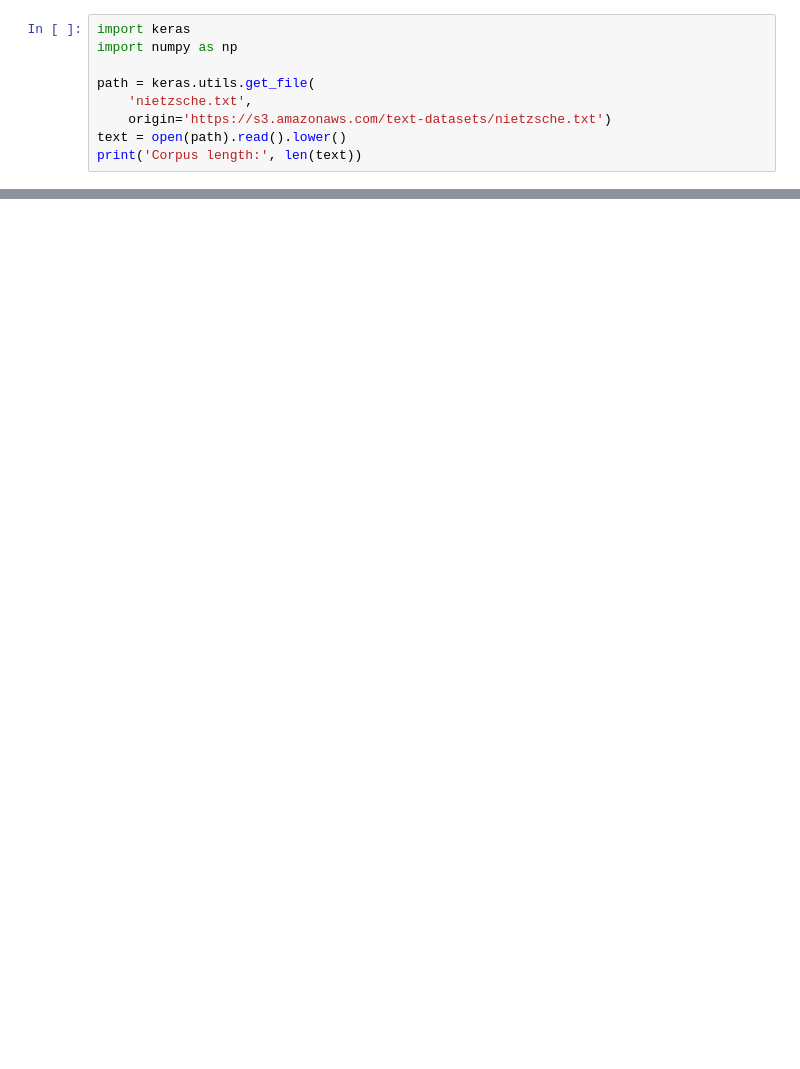
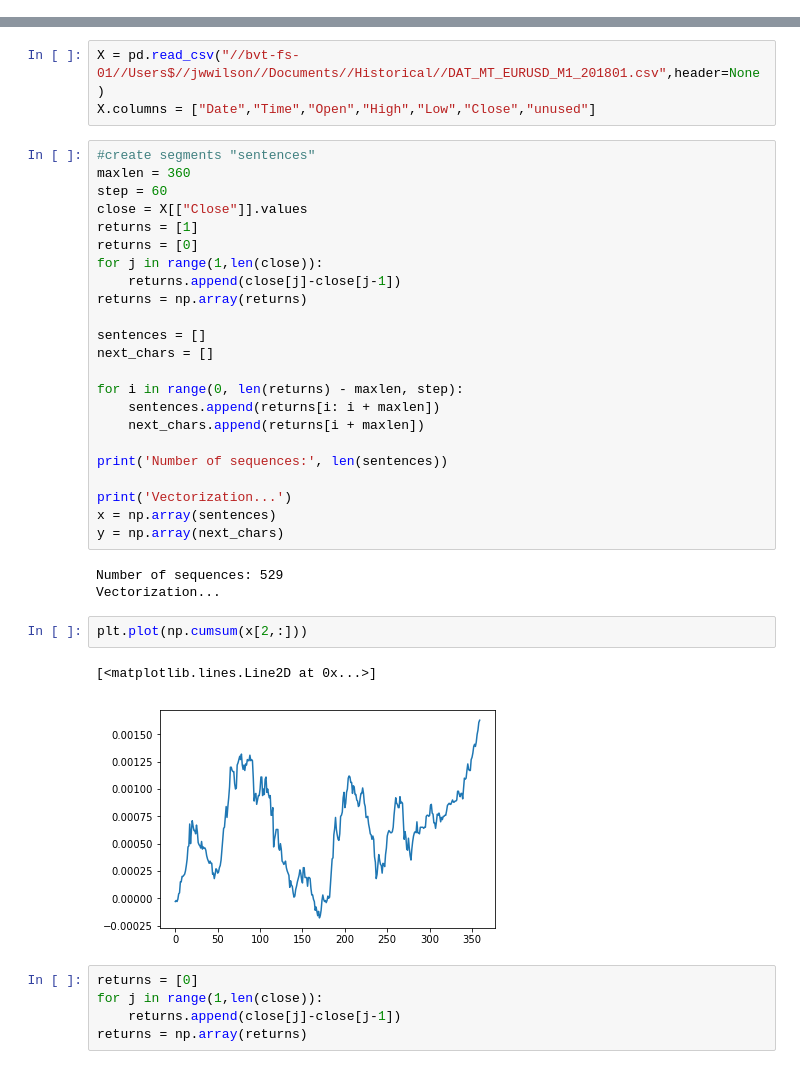
Before and after one commit to CryptoQuantic/AI-Jupyter_Notebooks, a Jupyter notebook: Generative-Algo-Workflow.ipynb, the cells around one changed output, grey strips where cells are left out. Saved outputs shown, nothing was run; the diff lists cells and outputs as text; blank space fills up the shorter version.

```diff
--- a/Generative-Algo-Workflow.ipynb
+++ b/Generative-Algo-Workflow.ipynb
@@ -74,9 +0,0 @@ x_train.shape
-# %%
-import keras
-import numpy as np
-
-path = keras.utils.get_file(
-    'nietzsche.txt',
-    origin='https://s3.amazonaws.com/text-datasets/nietzsche.txt')
-text = open(path).read().lower()
-print('Corpus length:', len(text))
@@ -176,0 +57,39 @@ KeyboardInterrupt:
+# %%
+X = pd.read_csv("//bvt-fs-01//Users$//jwwilson//Documents//Historical//DAT_MT_EURUSD_M1_201801.csv",header=None)
+X.columns = ["Date","Time","Open","High","Low","Close","unused"]
+# %%
+#create segments "sentences"
+maxlen = 360
+step = 60
+close = X[["Close"]].values
+returns = [1]
+returns = [0]
+for j in range(1,len(close)):
+    returns.append(close[j]-close[j-1])
+returns = np.array(returns)
+
+sentences = []
+next_chars = []
+
+for i in range(0, len(returns) - maxlen, step):
+    sentences.append(returns[i: i + maxlen])
+    next_chars.append(returns[i + maxlen])
+
+print('Number of sequences:', len(sentences))
+
+print('Vectorization...')
+x = np.array(sentences)
+y = np.array(next_chars)
+# %% [output]
+Number of sequences: 529
+Vectorization...
+# %%
+plt.plot(np.cumsum(x[2,:]))
+# %% [output]
+[<matplotlib.lines.Line2D at 0x...>]
+[figure, added]
+# %%
+returns = [0]
+for j in range(1,len(close)):
+    returns.append(close[j]-close[j-1])
+returns = np.array(returns)
```
Also changed, not shown: parts of 25 cells of this notebook.
